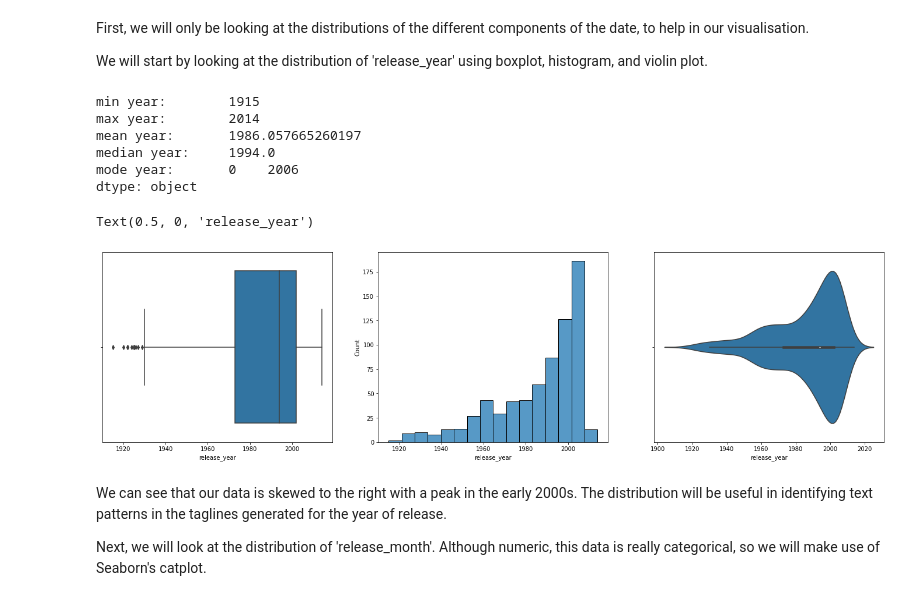
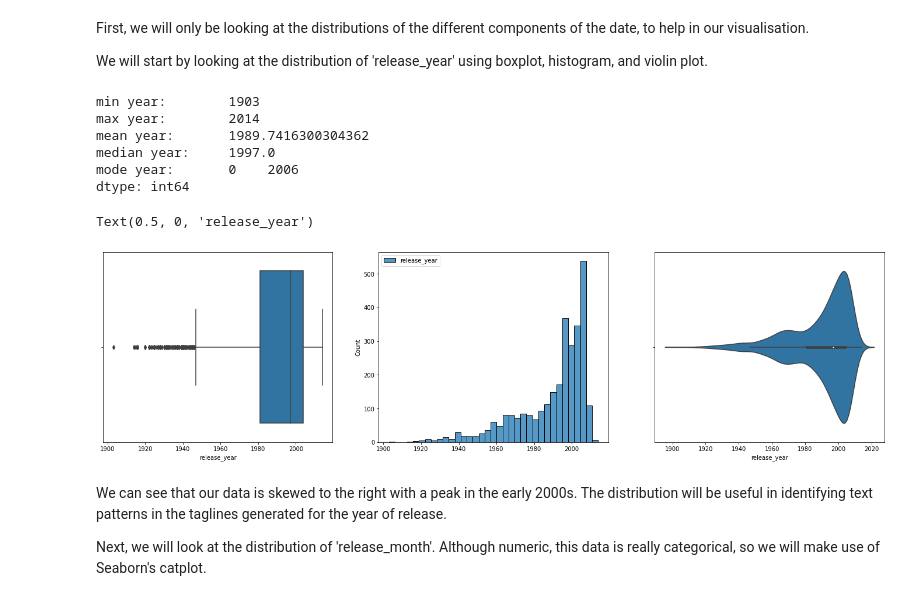
Before and after one commit to Benjamintdk/DSAI-Project, a Jupyter notebook: 01_eda.ipynb, the cells around one changed output. Saved outputs shown, nothing was run; the diff lists cells and outputs as text; code cells hidden in the pictures.

Commit message:
finished train.ipynb

```diff
--- a/01_eda.ipynb
+++ b/01_eda.ipynb
@@ -31,7 +40,7 @@ import json
 ## Import the Dataset and Clean Data
 The dataset is in CSV format; hence we use the read_csv function from Pandas into the dataframe 'df_all'
 # %%
-df_all = pd.read_csv('train.csv')
+df_all = pd.read_csv('raw_data.csv')
 df_all.info()
 # %% [output]
 <class 'pandas.core.frame.DataFrame'>
@@ -162,0 +172,3 @@ df_genre.head()
+# %%
+df1.dropna(subset=["release_date"], inplace=True)
+df1.info()
@@ -163,15 +193,6 @@ df_genre.head()
 # %%
 df1['release_date'] = pd.to_datetime(df1['release_date'], format='%Y-%m-%d')
-
-df1["release_month"] = ""
-df1["release_year"] = ""
-df1["release_day"] = ""
-df1["release_dow"] = ""
-
-for i in range(len(df1["release_date"])):
-    df1.loc[i, "release_month"] = df1.loc[i, "release_date"].month
-    df1.loc[i, "release_year"] = df1.loc[i, "release_date"].year
-    df1.loc[i, "release_day"] = df1.loc[i, "release_date"].day
-    df1.loc[i, "release_dow"] = df1.loc[i, "release_date"].dayofweek
-
-df1.info()
+df1["release_year"] = df1["release_date"].dt.year
+df1["release_month"] = df1["release_date"].dt.month
+df1["release_day"] = df1["release_date"].dt.day
+df1["release_dow"] = df1["release_date"].dt.dayofweek
@@ -222,32 +226,32 @@ We will start by looking at the distribution of 'release_year' using boxplot, hi
 # %%
 # release_year
 
 print("min year:\t", df1["release_year"].min())
 print("max year:\t", df1["release_year"].max())
 print("mean year:\t", df1["release_year"].mean())
 print("median year:\t", df1["release_year"].median())
 print("mode year:\t", df1["release_year"].mode())
 
 f, axes = plt.subplots(1, 3, figsize=(24, 6))
 
-g = sb.boxplot(data = df1["release_year"], orient = "h", ax = axes[0])
+g = sb.boxplot(data = df1[["release_year"]], orient = "h", ax = axes[0])
 g.set(yticklabels=[])
 g.set_xlabel('release_year')
 
-g = sb.histplot(data = df1["release_year"], ax = axes[1])
+g = sb.histplot(data = df1[["release_year"]], ax = axes[1])
 
-g = sb.violinplot(data = df1["release_year"], orient = "h", ax = axes[2])
+g = sb.violinplot(data = df1[["release_year"]], orient = "h", ax = axes[2])
 g.set(yticklabels=[])
 g.set_xlabel('release_year')
 # %% [output]
-min year:        1915
+min year:        1903
 max year:        2014
-mean year:       1986.057665260197
-median year:     1994.0
+mean year:       1989.7416300304362
+median year:     1997.0
 mode year:       0    2006
-dtype: object
+dtype: int64
 Text(0.5, 0, 'release_year')
-[figure, old version]
+[figure, new version]
 # %% [markdown]
 We can see that our data is skewed to the right with a peak in the early 2000s. The distribution will be useful in identifying text patterns in the taglines generated for the year of release.
 
```
Also changed, not shown: parts of 33 cells of this notebook, 24 other files.
